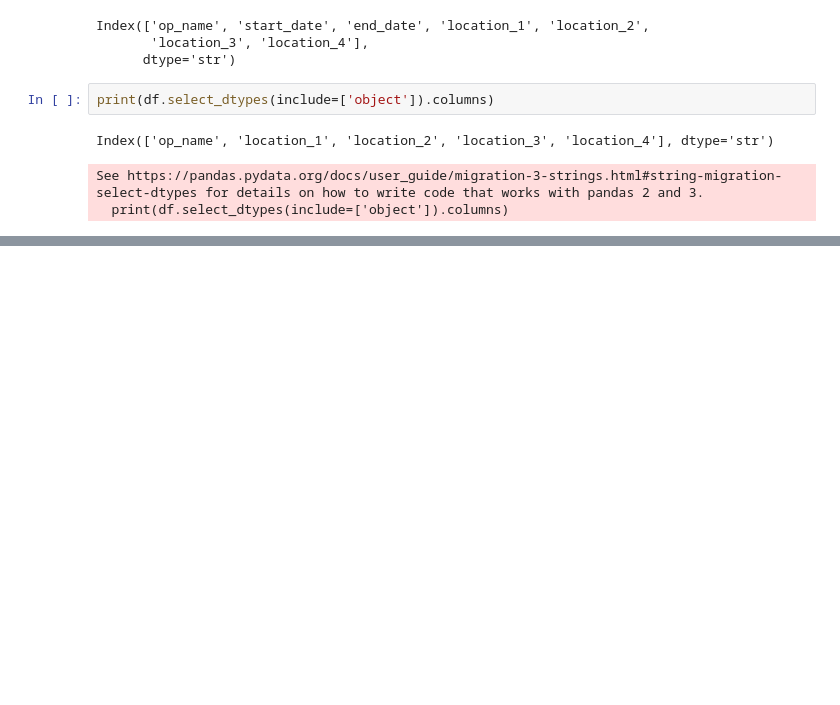
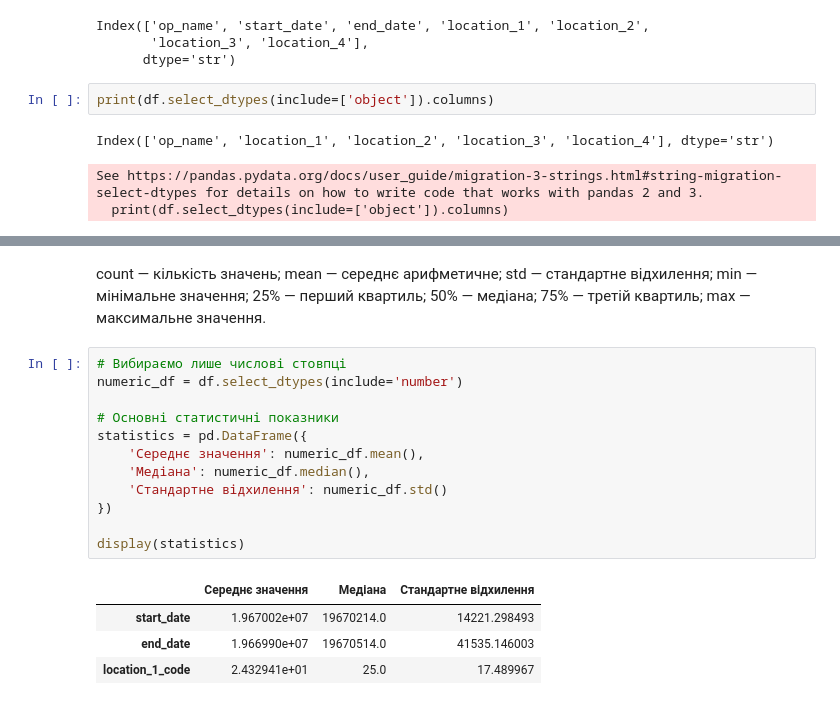
Before and after one commit to lotoslena-maker/Practica, a Jupyter notebook: Thema_3/p3_3/pr3_3.ipynb, the cells around one changed output, grey strips where cells are left out. Drawn from its saved outputs; the diff is of its cells as text; blank space fills up the shorter version.

```diff
--- a/Thema_3/p3_3/pr3_3.ipynb
+++ b/Thema_3/p3_3/pr3_3.ipynb
@@ -79,0 +178,26 @@ IndentationError: unexpected indent (3430174594.py, line 2)
+# %% [markdown]
+count — кількість значень;
+mean — середнє арифметичне;
+std — стандартне відхилення;
+min — мінімальне значення;
+25% — перший квартиль;
+50% — медіана;
+75% — третій квартиль;
+max — максимальне значення.
+# %%
+# Вибираємо лише числові стовпці
+numeric_df = df.select_dtypes(include='number')
+
+# Основні статистичні показники
+statistics = pd.DataFrame({
+    'Середнє значення': numeric_df.mean(),
+    'Медіана': numeric_df.median(),
+    'Стандартне відхилення': numeric_df.std()
+})
+
+display(statistics)
+# %% [output]
+|  | Середнє значення | Медіана | Стандартне відхилення |
+| start_date | 1.967002e+07 | 19670214.0 | 14221.298493 |
+| end_date | 1.966990e+07 | 19670514.0 | 41535.146003 |
+| location_1_code | 2.432941e+01 | 25.0 | 17.489967 |
```
Also changed, not shown: parts of 35 cells of this notebook.
